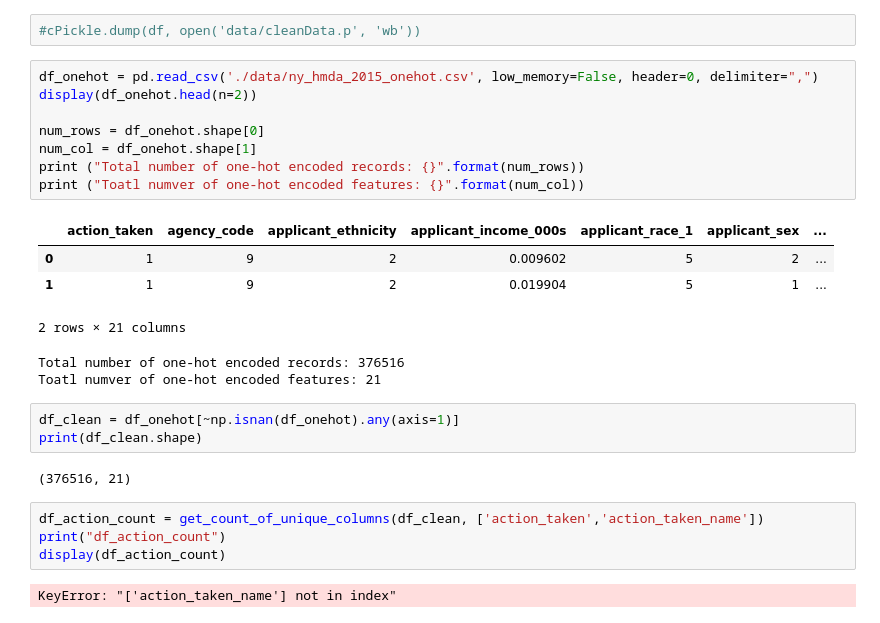
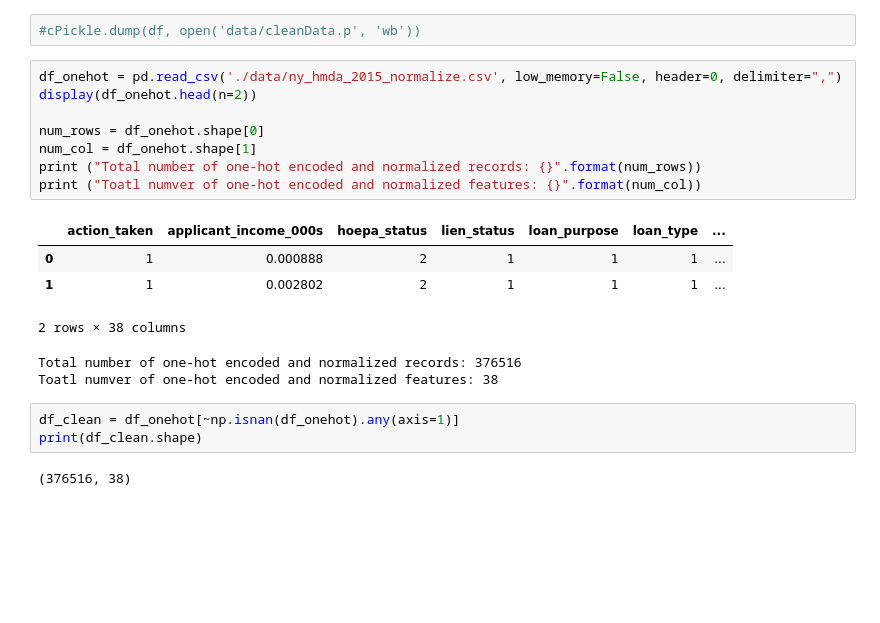
Before and after one commit to melindadevins/ai-loan-analysis, a Jupyter notebook: process_data.ipynb, the cells around one changed output. Drawn from its saved outputs; the diff is of its cells as text; blank space fills up the shorter version.

```diff
--- a/process_data.ipynb
+++ b/process_data.ipynb
@@ -735,28 +824,22 @@ write_to_file(df_dropped, './data/ny_hmda_2015_onehot.csv')
 # %%
 #cPickle.dump(df, open('data/cleanData.p', 'wb'))
 # %%
-df_onehot = pd.read_csv('./data/ny_hmda_2015_onehot.csv', low_memory=False, header=0, delimiter=",")
+df_onehot = pd.read_csv('./data/ny_hmda_2015_normalize.csv', low_memory=False, header=0, delimiter=",")
 display(df_onehot.head(n=2))
 
 num_rows = df_onehot.shape[0]
 num_col = df_onehot.shape[1]
-print ("Total number of one-hot encoded records: {}".format(num_rows))
-print ("Toatl numver of one-hot encoded features: {}".format(num_col))
+print ("Total number of one-hot encoded and normalized records: {}".format(num_rows))
+print ("Toatl numver of one-hot encoded and normalized features: {}".format(num_col))
 # %% [output]
-|  | action_taken | agency_code | applicant_ethnicity | applicant_income_000s | applicant_race_1 | applicant_sex | ... |
-| 0 | 1 | 9 | 2 | 0.009602 | 5 | 2 | ... |
-| 1 | 1 | 9 | 2 | 0.019904 | 5 | 1 | ... |
+|  | action_taken | applicant_income_000s | hoepa_status | lien_status | loan_purpose | loan_type | ... |
+| 0 | 1 | 0.000888 | 2 | 1 | 1 | 1 | ... |
+| 1 | 1 | 0.002802 | 2 | 1 | 1 | 1 | ... |
-2 rows × 21 columns
+2 rows × 38 columns
-Total number of one-hot encoded records: 376516
-Toatl numver of one-hot encoded features: 21
+Total number of one-hot encoded and normalized records: 376516
+Toatl numver of one-hot encoded and normalized features: 38
 # %%
 df_clean = df_onehot[~np.isnan(df_onehot).any(axis=1)]
 print(df_clean.shape)
 # %% [output]
-(376516, 21)
+(376516, 38)
-# %%
-df_action_count = get_count_of_unique_columns(df_clean, ['action_taken','action_taken_name'])
-print("df_action_count")
-display(df_action_count)
-# %% [output]
-KeyError: "['action_taken_name'] not in index"
```
Also changed, not shown: parts of 33 cells of this notebook, 6 other files.
